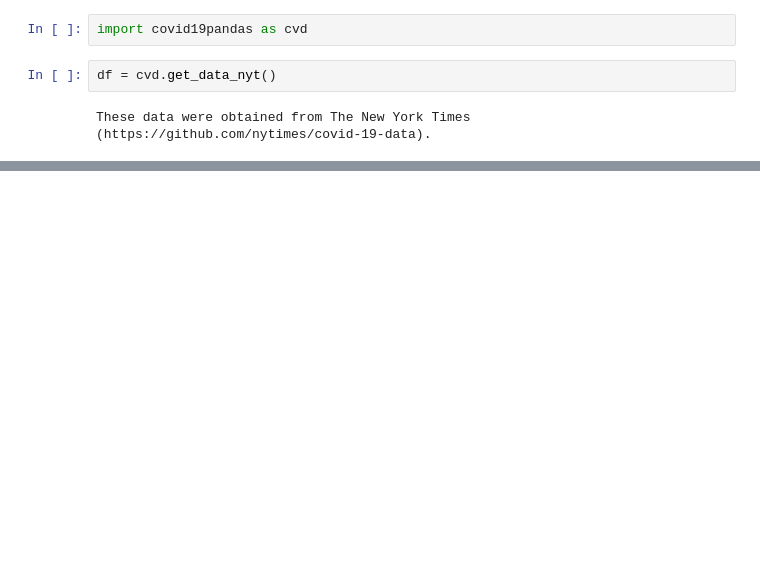
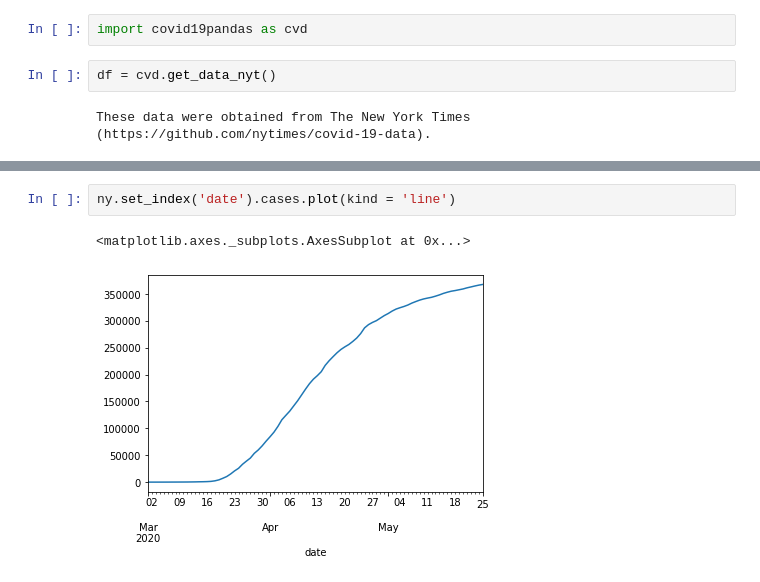
Before and after one commit to Vaisakh-Babu/pandas_practice, a Jupyter notebook: covid19data_practice_01.ipynb, the cells around one changed output, grey strips where cells are left out. Cells and saved outputs as stored; diff of their text form; blank space fills up the shorter version.

```diff
--- a/covid19data_practice_01.ipynb
+++ b/covid19data_practice_01.ipynb
@@ -50,0 +96,5 @@ df
+# %%
+ny.set_index('date').cases.plot(kind = 'line')
+# %% [output]
+<matplotlib.axes._subplots.AxesSubplot at 0x...>
+[figure, added]
```
Also changed, not shown: parts of 12 cells of this notebook.
